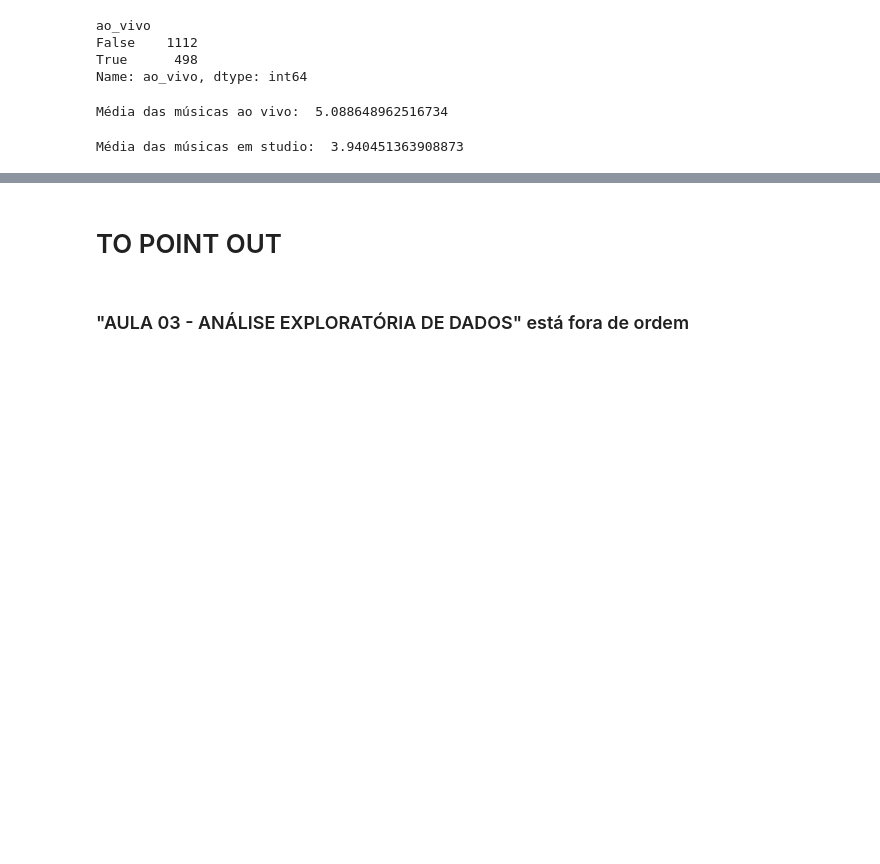
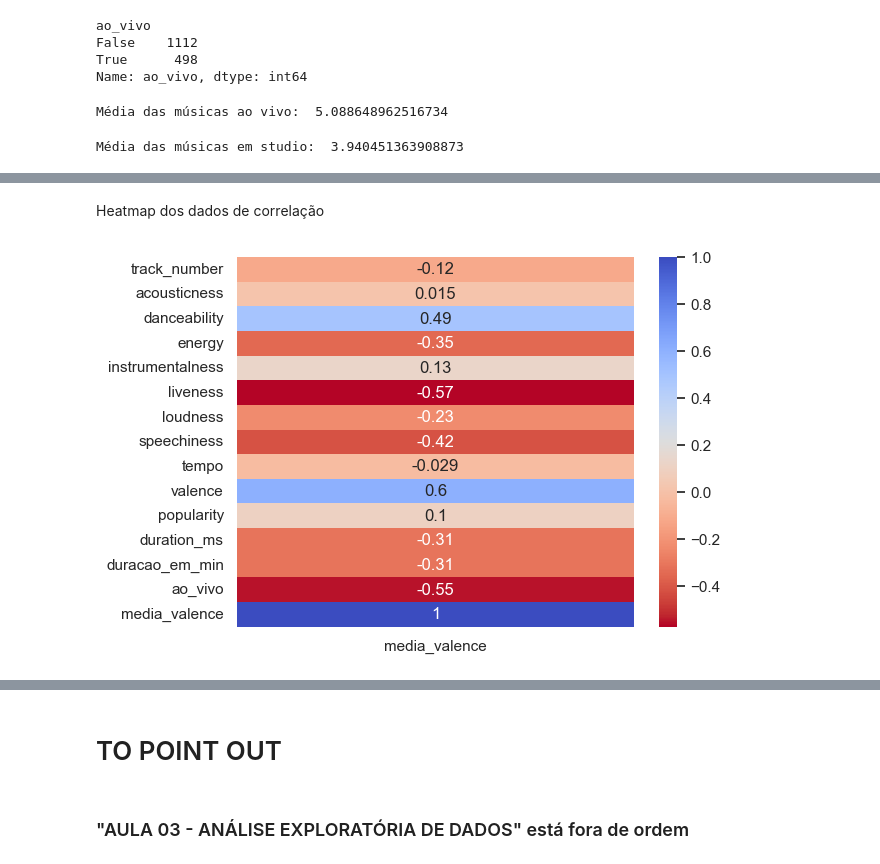
Before and after one commit to rfelipesilva/pos-tech-data-analytics, a Jupyter notebook: fase_02_machine_learning_and_time_series/jupyter/01-machine learning com python.ipynb, the cells around one changed output, grey strips where cells are left out. Cells and saved outputs as stored; diff of their text form; code cells hidden in the pictures; blank space fills up the shorter version.

```diff
--- a/fase_02_machine_learning_and_time_series/jupyter/01-machine learning com python.ipynb
+++ b/fase_02_machine_learning_and_time_series/jupyter/01-machine learning com python.ipynb
@@ -866,0 +965,5 @@ Média das músicas em studio:  3.940451363908873
+# %%
+df_resultado_final = pd.merge(df,
+                              media_por_album,
+                              on='album')
+df_resultado_final.head(2)
@@ -866,0 +974,4 @@ Média das músicas em studio:  3.940451363908873
+# %%
+matriz_correlação = df_resultado_final.corr()
+correlacao_sentimento = matriz_correlação['media_valence']
+display(correlacao_sentimento)
@@ -866,0 +995,7 @@ Média das músicas em studio:  3.940451363908873
+# %% [markdown]
+Heatmap dos dados de correlação
+# %%
+sns.heatmap(correlacao_sentimento.to_frame(), annot=True, cmap='coolwarm_r')
+plt.show()
+# %% [output]
+[figure, added]
```
Also changed, not shown: parts of 25 cells of this notebook.
